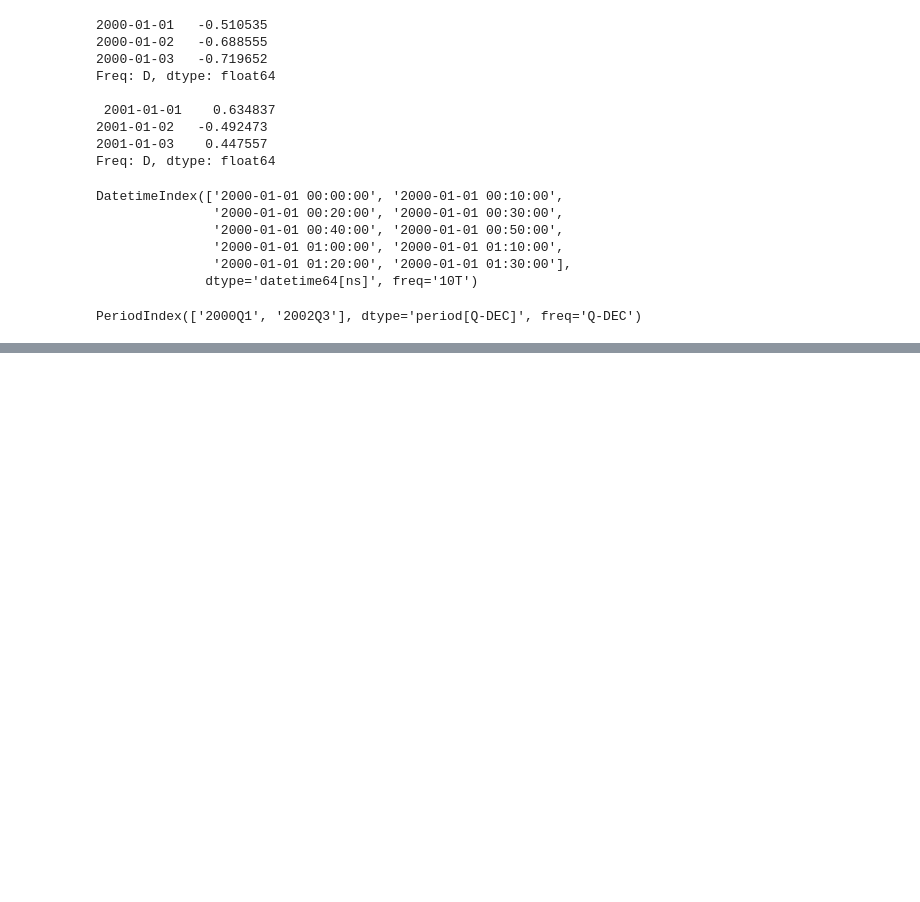
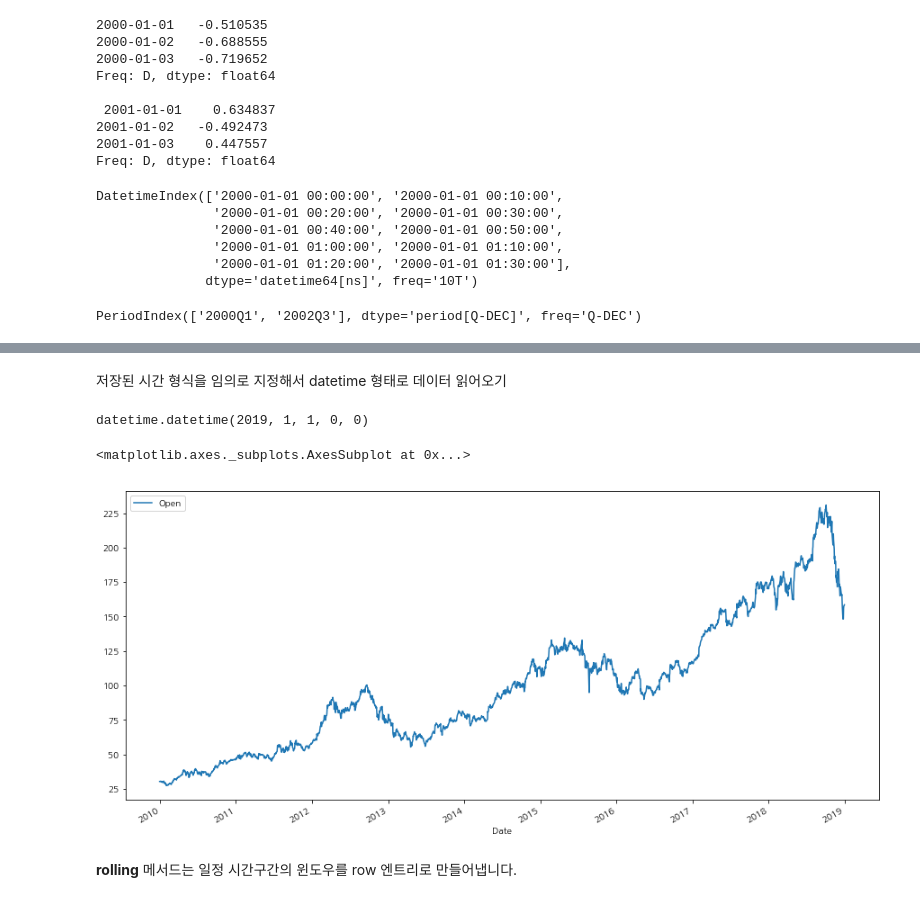
Before and after one commit to okso6441-ksh/ML, a Jupyter notebook: datetime.ipynb, the cells around one changed output, grey strips where cells are left out. Saved outputs shown, nothing was run; the diff lists cells and outputs as text; code cells hidden in the pictures; blank space fills up the shorter version.

```diff
--- a/datetime.ipynb
+++ b/datetime.ipynb
@@ -131,0 +305,25 @@ PeriodIndex(['2000Q1', '2002Q3'], dtype='period[Q-DEC]', freq='Q-DEC')
+# %% [markdown]
+저장된 시간 형식을 임의로 지정해서 datetime 형태로 데이터 읽어오기
+# %%
+# 시간 형식 지정 ; strftime.org 참조
+def dateparser(str_dt):
+    return pd.datetime.strptime(str_dt, "%Y-%m-%d")
+
+# TEST
+dateparser('2019-01-01')
+# %% [output]
+datetime.datetime(2019, 1, 1, 0, 0)
+# %%
+# putting all together
+df = pd.read_csv('data/apple_stock.csv',
+                 index_col='Date',
+                 parse_dates=['Date'],
+                 date_parser=dateparser)
+# %%
+# Open 칼럼 시각화
+df[['Open']].plot(figsize=(15,7))
+# %% [output]
+<matplotlib.axes._subplots.AxesSubplot at 0x...>
+[figure, added]
+# %% [markdown]
+**rolling** 메서드는 일정 시간구간의 윈도우를 row 엔트리로 만들어냅니다.
```
Also changed, not shown: parts of 205 cells of this notebook, 4 other files.
